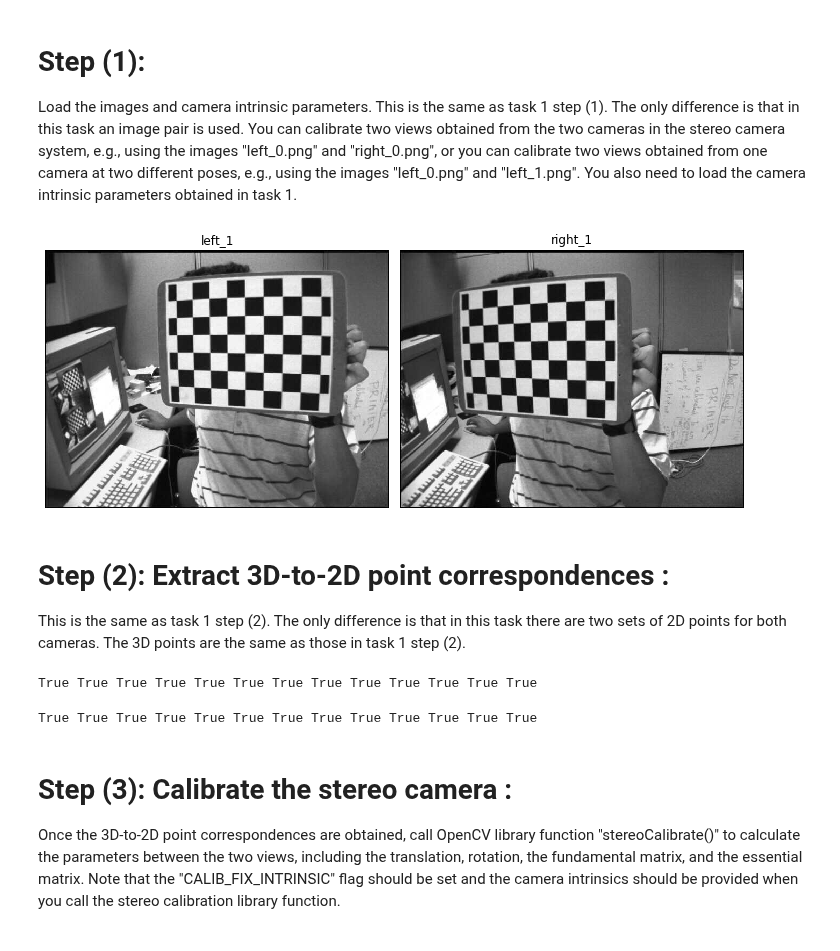
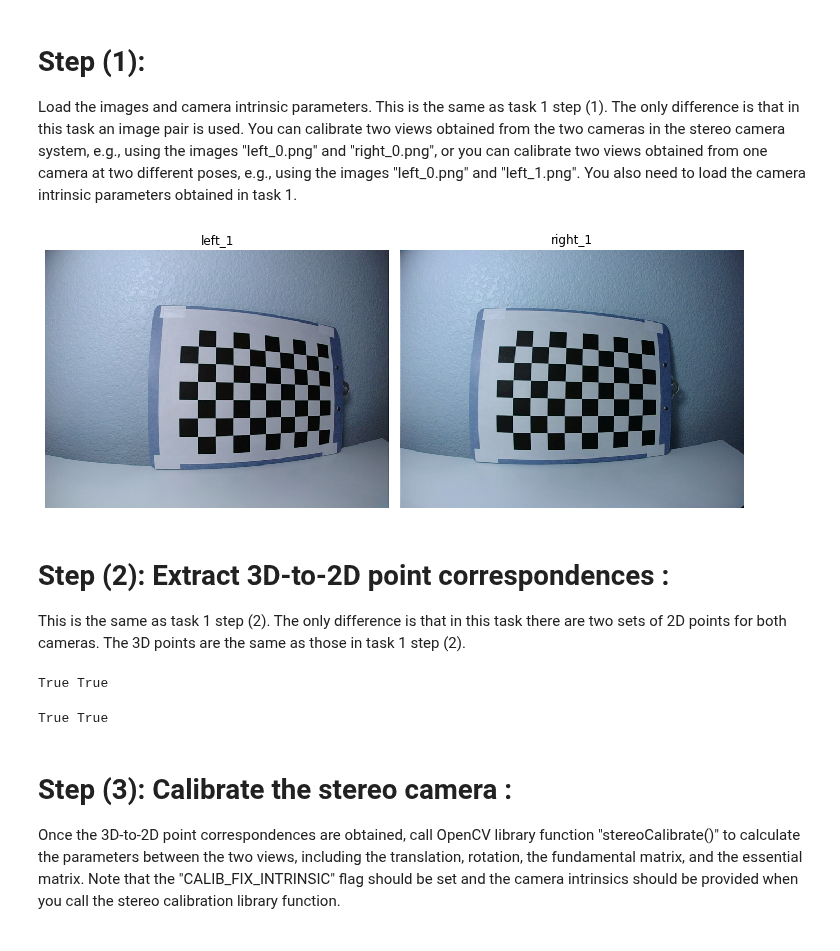
Before and after one commit to eshangaur/Perception-in-Robotics, a Jupyter notebook: project_2a/code/task_2/task_2.ipynb, the cells around one changed output. Saved outputs shown, nothing was run; the diff lists cells and outputs as text; code cells hidden in the pictures.

```diff
--- a/project_2a/code/task_2/task_2.ipynb
+++ b/project_2a/code/task_2/task_2.ipynb
@@ -7,40 +7,37 @@ from IPython.display import Image
 # Step (1):
 Load the images and camera intrinsic parameters. This is the same as task 1 step (1). The only difference is that in this task an image pair is used. You can calibrate two views obtained from the two cameras in the stereo camera system, e.g., using the images "left_0.png" and "right_0.png", or you can calibrate two views obtained from one camera at two different poses, e.g., using the images "left_0.png" and "left_1.png". You also need to load the camera intrinsic parameters obtained in task 1.
 # %%
-# left_ = [cv2.imread(image) for image in sorted(glob.glob("../../images/task_1/left_*.png"))]
-# right_ = [cv2.imread(image) for image in sorted(glob.glob("../../images/task_1/right_*.png"))]
-
-left_ = [cv2.imread(image) for image in sorted(glob.glob("../../images/opencv_sample_calibration_images/left*"))]
-right_ = [cv2.imread(image) for image in sorted(glob.glob("../../images/opencv_sample_calibration_images/right*"))]
+left_ = [cv2.imread(image) for image in sorted(glob.glob("../../images/task_2/left_*.png"))]
+right_ = [cv2.imread(image) for image in sorted(glob.glob("../../images/task_2/right_*.png"))]
 
 import matplotlib.pyplot as plt
 def plot_figures(figures, nrows=1, ncols=1):
     """Plot a dictionary of figures.
 
     Parameters
     ----------
     figures : <title, figure> dictionary
     ncols : number of columns of subplots wanted in the display
     nrows : number of rows of subplots wanted in the figure
     """
 
     fig, axeslist = plt.subplots(ncols=ncols, nrows=nrows, figsize=(10,10))
     if(nrows > 1 or ncols > 1):
         for ind,title in enumerate(figures):
             axeslist.ravel()[ind].imshow(figures[title], cmap=plt.gray())
             axeslist.ravel()[ind].set_title(title)
             axeslist.ravel()[ind].set_axis_off()
         plt.tight_layout() # optional
     else:
         for ind,title in enumerate(figures):
             axeslist.imshow(figures[title], cmap=plt.gray())
             axeslist.set_title(title)
             axeslist.set_axis_off()
 
 
 plot_figures({'left_1': left_[0], 'right_1': right_[0]}, 1, 2)
 # %% [output]
-[figure, old version]
+[figure, new version]
 # %%
 s = cv2.FileStorage('../task_1/calibrated_camera_parameters.xml', cv2.FileStorage_READ)
 
@@ -84,13 +81,8 @@ for img_og in left_:
 
         corners2 = cv2.cornerSubPix(gray,corners,(11,11),(-1,-1),criteria)   # this does not do anything
         imgpoints_left.append(corners2)
-
-
-
-
-#print("Image Point Left:",imgpoints_left)
 # %% [output]
-True True True True True True True True True True True True True
+True True
 # %%
 imgpoints_right = [] # 2d points in image plane.
 
@@ -107,7 +99,7 @@ for img_og in right_:
         corners2 = cv2.cornerSubPix(gray,corners,(11,11),(-1,-1),criteria)   # this does not do anything
         imgpoints_right.append(corners2)
 # %% [output]
-True True True True True True True True True True True True True
+True True
 # %% [markdown]
 # Step (3): Calibrate the stereo camera :
 Once the 3D-to-2D point correspondences are obtained, call OpenCV library function "stereoCalibrate()" to calculate the parameters between the two views, including the translation, rotation, the fundamental matrix, and the essential matrix. Note that the "CALIB_FIX_INTRINSIC" flag should be set and the camera intrinsics should be provided when you call the stereo calibration library function.
```
Also changed, not shown: parts of 22 cells of this notebook, 1 other file.
